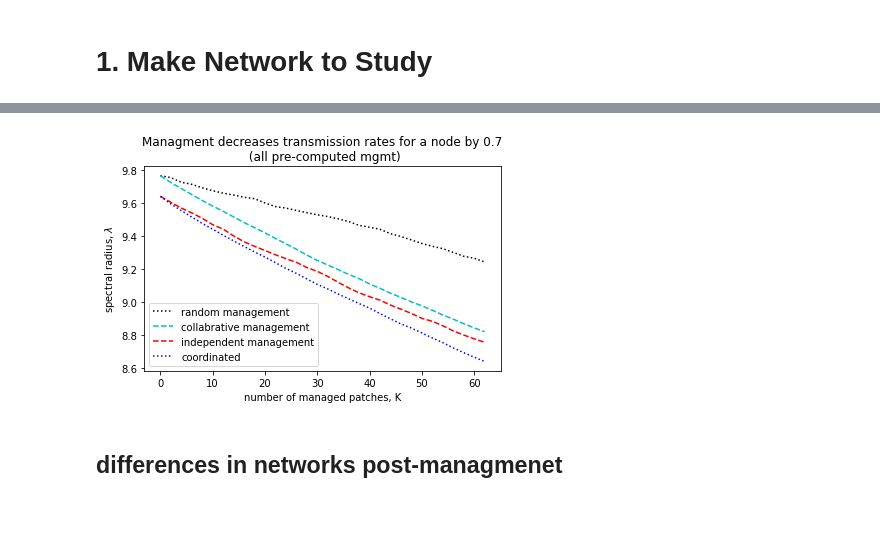
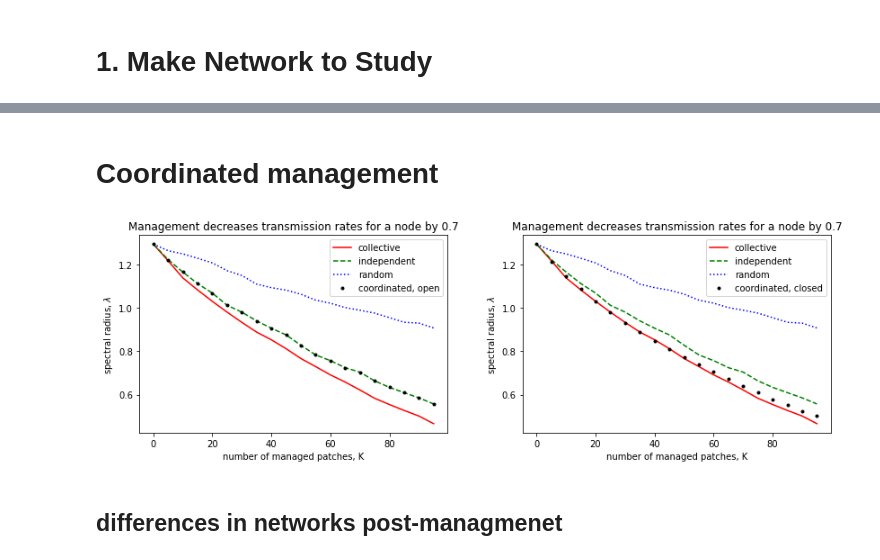
Before and after one commit to ashander/sesync, a Jupyter notebook: exp4_spectral_management_simple.ipynb, the cells around one changed output, grey strips where cells are left out. Saved outputs shown, nothing was run; the diff lists cells and outputs as text; code cells hidden in the pictures; blank space fills up the shorter version.

```diff
--- a/exp4_spectral_management_simple.ipynb
+++ b/exp4_spectral_management_simple.ipynb
@@ -362,21 +190,2 @@ AA6tO,lams6tO, Kst6O = manage_nodes(A,rank_opts,manage_opts)
-# %%
-f1,ax = plt.subplots(1,1,figsize=(6,4));
-
-
-
-plt.plot(Ksr,lams_random,'k:');
-
-plt.plot(Ks2O,lams2O,'c--')
-plt.plot(Ks4O,lams4O,'r--');
-
-plt.plot(Kst6O,lams6tO,'b:');
-plt.legend(['random management', 'collabrative management','independent management','coordinated'])
-
-plt.xlabel('number of managed patches, K')
-plt.ylabel('spectral radius, $\lambda$')
-
-plt.title('Managment decreases transmission rates for a node by '+ str(manage_opts['p']) +'\n (all pre-computed mgmt)');
-plt.tight_layout();
-plt.savefig('figs/node_management_SBM'+str(K)+'.pdf')
-# %% [output]
-[figure, removed]
+# %% [markdown]
+# Coordinated management
@@ -383,3 +233,32 @@ plt.savefig('figs/node_management_SBM'+str(K)+'.pdf')
+# %%
+f1,ax = plt.subplots(1,2,figsize=(12,4));
+
+ax[0].plot(Ks_collective,lams_collective,'r-')
+ax[0].plot(Ks_independent,lams_independent,'g--')
+ax[0].plot(Ks_random,lams_random,'b:')
+ax[0].plot(Ks_open,lams_open,'k.')
+
+ax[0].legend(['collective','independent','random','coordinated, open'])
+ax[0].set_xlabel('number of managed patches, K')
+ax[0].set_ylabel('spectral radius, $\lambda$')
+ax[0].set_title('Management decreases transmission rates for a node by '+ str(manage_opts['p']));
+
+
+ax[1].plot(Ks_collective,lams_collective,'r-')
+ax[1].plot(Ks_independent,lams_independent,'g--')
+ax[1].plot(Ks_random,lams_random,'b:')
+ax[1].plot(Ks_closed,lams_closed,'k.')
+
+ax[1].legend(['collective','independent','random','coordinated, closed'])
+ax[1].set_xlabel('number of managed patches, K')
+ax[1].set_ylabel('spectral radius, $\lambda$')
+ax[1].set_title('Management decreases transmission rates for a node by '+ str(manage_opts['p']));
+
+
+plt.tight_layout();
+plt.savefig('figs/node_management_SBM222'+str(num_com)+'.pdf')
+# %% [output]
+[figure, added]
 # %% [markdown]
 ## differences in networks post-managmenet
 # %% [markdown]
```
Also changed, not shown: parts of 29 cells of this notebook, 1 other file.
